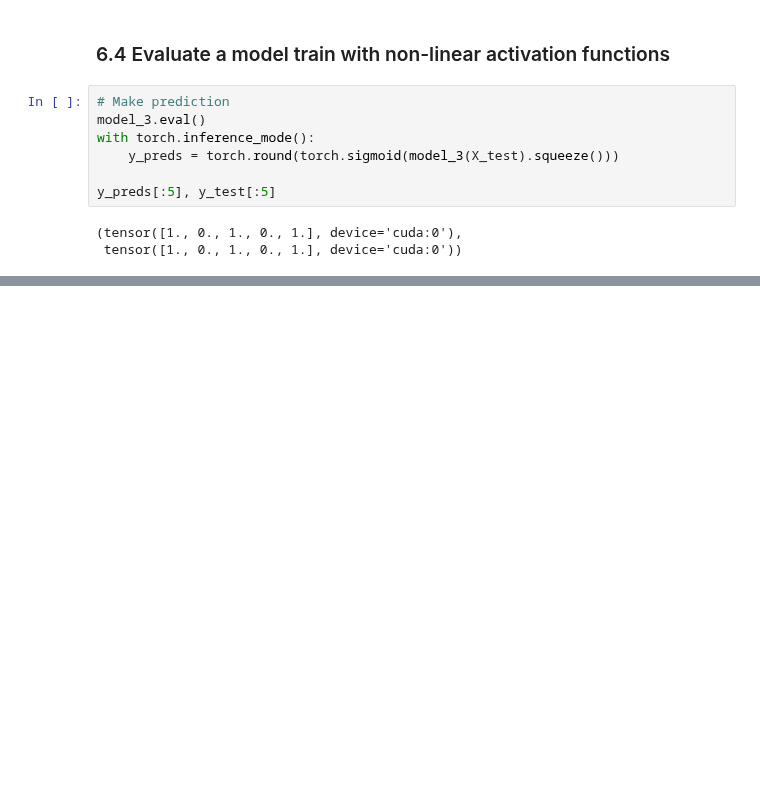
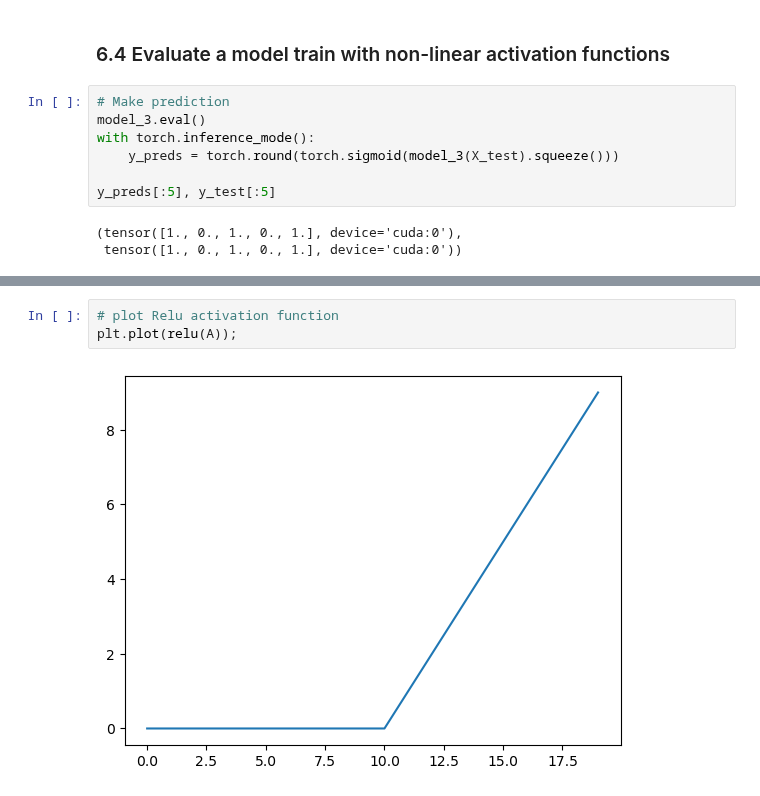
Before and after one commit to Rumit95/Pytorch-for-DL, a Jupyter notebook: pytorch-02-classification.ipynb, the cells around one changed output, grey strips where cells are left out. Saved outputs shown, nothing was run; the diff lists cells and outputs as text; blank space fills up the shorter version.

```diff
--- a/pytorch-02-classification.ipynb
+++ b/pytorch-02-classification.ipynb
@@ -831,0 +868,5 @@ plot_decision_boundary(model_3, X_test, y_test)
+# %%
+# plot Relu activation function
+plt.plot(relu(A));
+# %% [output]
+[figure, added]
```
Also changed, not shown: parts of 15 cells of this notebook.
